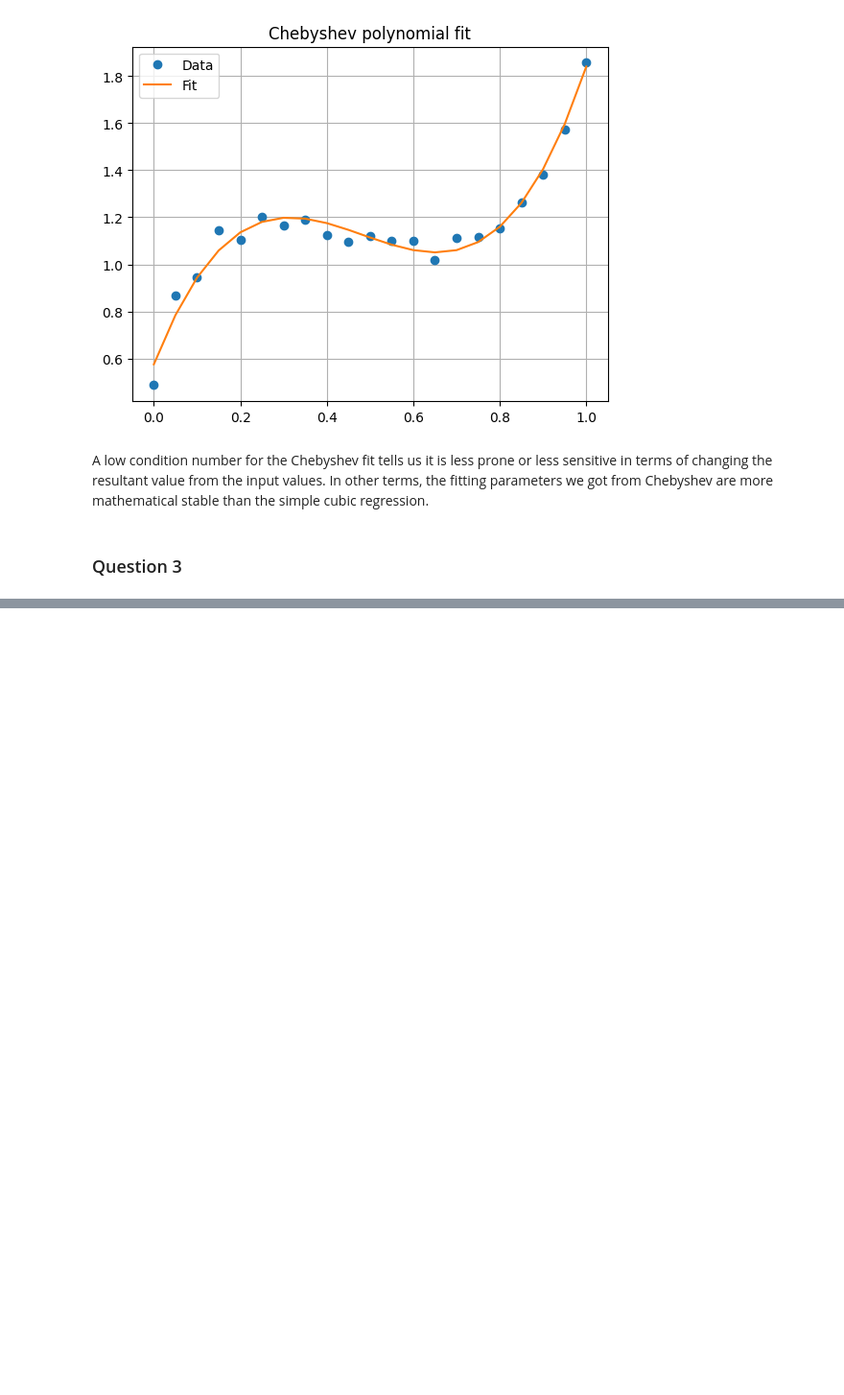
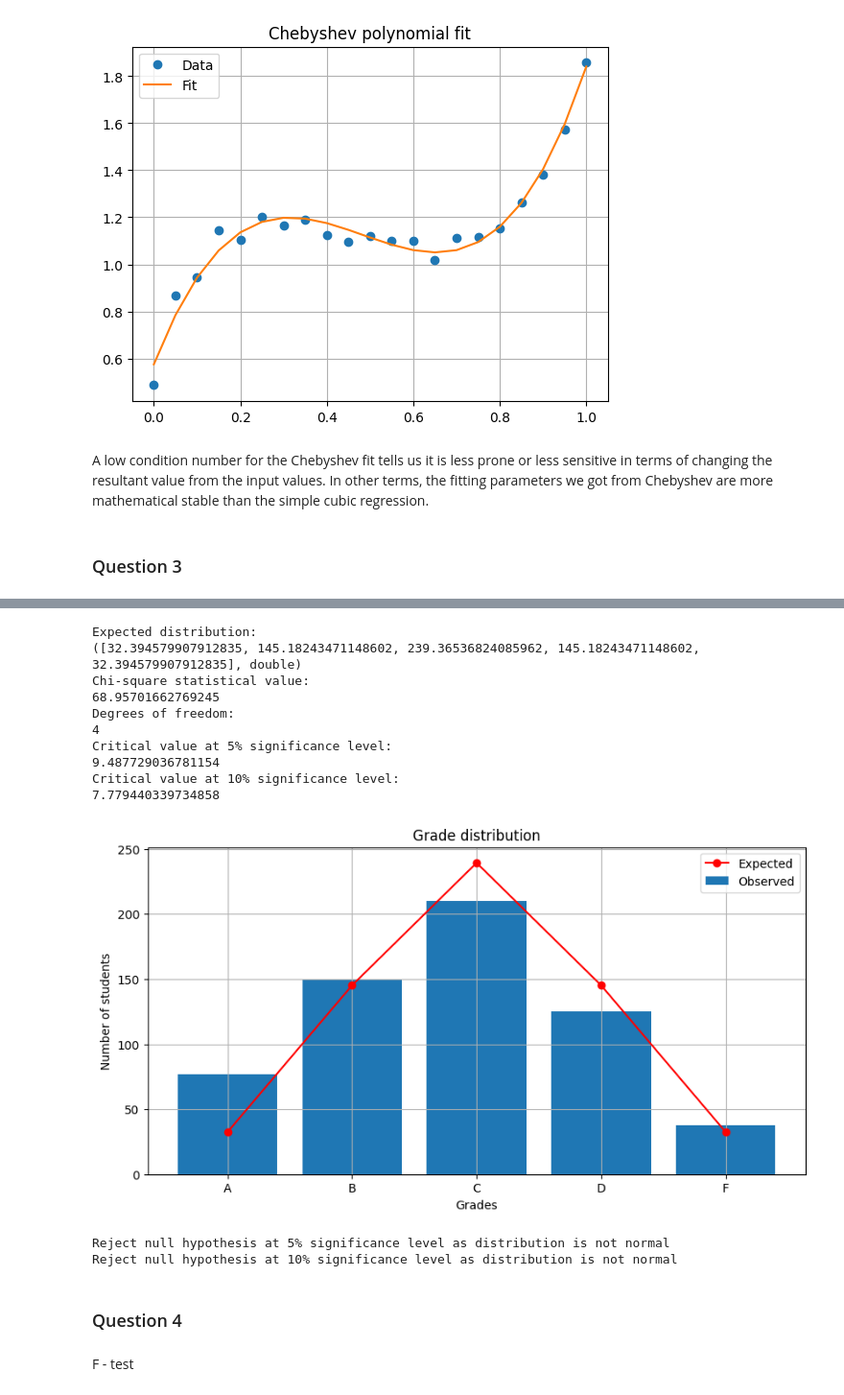
Before and after one commit to kmaitreys/p452-computational-physics, a Jupyter notebook: assignment-3.ipynb, the cells around one changed output, grey strips where cells are left out. Shown at 96% size. Saved outputs shown, nothing was run; the diff lists cells and outputs as text; code cells hidden in the pictures; blank space fills up the shorter version.

```diff
--- a/assignment-3.ipynb
+++ b/assignment-3.ipynb
@@ -160,0 +146,70 @@ df = len(grades) - 1
+# %%
+grades = ["A", "B", "C", "D", "F"]
+observed_distribution = [77, 150, 210, 125, 38]
+grade_num = arange("d", 0, len(grades), 1)
+
+total_students = sum(observed_distribution)
+
+expected_distribution = expected_normal(grade_num, observed_distribution)
+
+print(f"Expected distribution: \n{expected_distribution}")
+
+# Chi-square test
+chi_square_statistical = chi2(observed_distribution, expected_distribution)
+print(f"Chi-square statistical value: \n{chi_square_statistical}")
+# Degrees of freedom
+df = len(grades) - 1
+print(f"Degrees of freedom: \n{df}")
+# Critical value for 5% significance level
+critical_at_5 = chi2_ppf(0.95, df)
+print(f"Critical value at 5% significance level: \n{critical_at_5}")
+critical_at_10 = chi2_ppf(0.90, df)
+print(f"Critical value at 10% significance level: \n{critical_at_10}")
+
+# Plot the distribution
+plt.figure(figsize=(10, 5))
+plt.bar(grades, observed_distribution, label="Observed")
+plt.plot(grades, expected_distribution, "ro-", label="Expected")
+plt.xlabel("Grades")
+plt.ylabel("Number of students")
+plt.title("Grade distribution")
+plt.legend()
+plt.grid()
+plt.show()
+
+# Check for null hypothesis
+if chi_square_statistical > critical_at_5:
+    print(
+        "Reject null hypothesis at 5% significance level as distribution is not normal"
+    )
+else:
+    print(
+        "Fail to reject null hypothesis at 5% significance level as distribution may be normal"
+    )
+
+if chi_square_statistical > critical_at_10:
+    print(
+        "Reject null hypothesis at 10% significance level as distribution is not normal"
+    )
+else:
+    print(
+        "Fail to reject null hypothesis at 10% significance level as distribution may be normal"
+    )
+# %% [output]
+Expected distribution:
+([32.394579907912835, 145.18243471148602, 239.36536824085962, 145.18243471148602, 32.394579907912835], double)
+Chi-square statistical value:
+68.95701662769245
+Degrees of freedom:
+4
+Critical value at 5% significance level:
+9.487729036781154
+Critical value at 10% significance level:
+7.779440339734858
+[figure, added]
+Reject null hypothesis at 5% significance level as distribution is not normal
+Reject null hypothesis at 10% significance level as distribution is not normal
+# %% [markdown]
+### Question 4
+# %% [markdown]
+F - test
```
Also changed, not shown: parts of 6 cells of this notebook.
